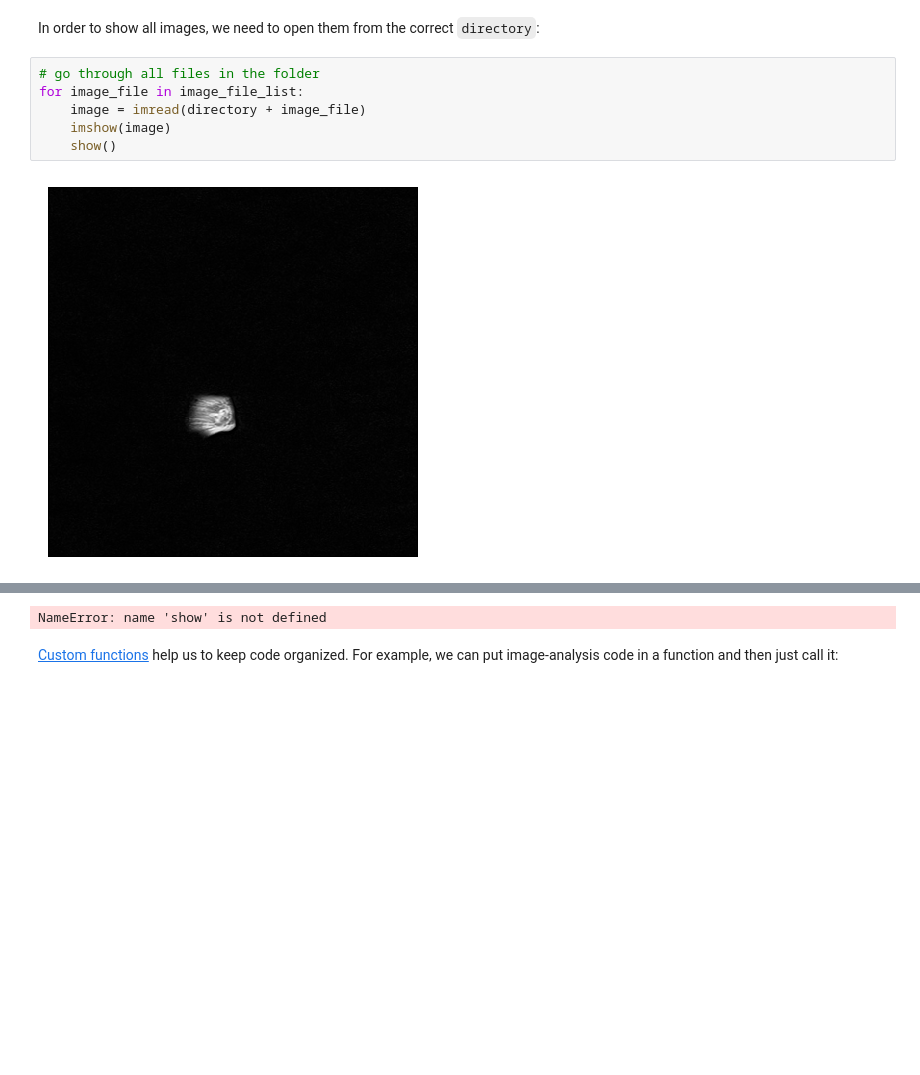
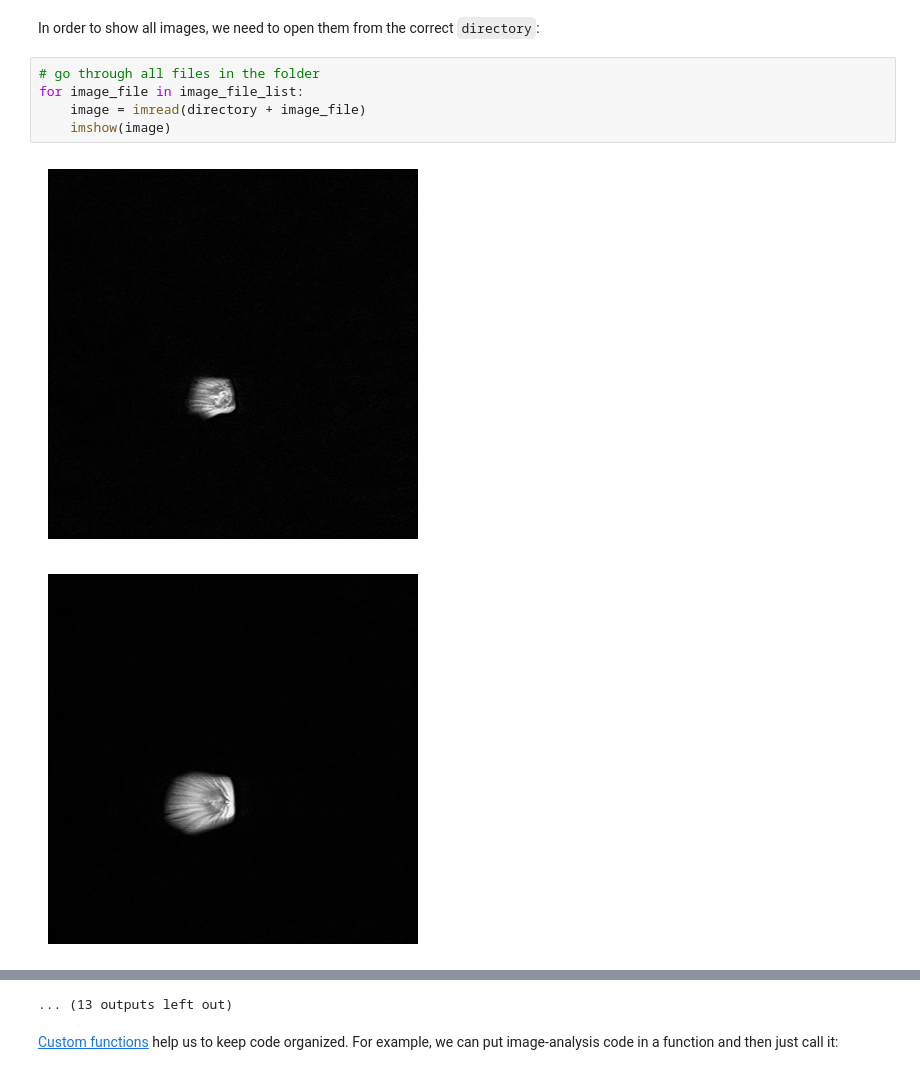
Before and after one commit to ScaDS/embl-bia-2026, a Jupyter notebook: docs/73_process_folders.ipynb, the cells around one changed output, grey strips where cells are left out. Drawn from its saved outputs; the diff is of its cells as text; blank space fills up the shorter version.

```diff
--- a/docs/73_process_folders.ipynb
+++ b/docs/73_process_folders.ipynb
@@ -97,8 +97,8 @@ In order to show all images, we need to open them from the correct `directory`:
 # %%
 # go through all files in the folder
 for image_file in image_file_list:
     image = imread(directory + image_file)
     imshow(image)
-    show()
 # %% [output]
 [figure]
+[figure, added]
@@ -105,4 +115,4 @@ for image_file in image_file_list:
-NameError: name 'show' is not defined
+... (13 outputs left out)
 # %% [markdown]
 [Custom functions](https://nbviewer.jupyter.org/github/BiAPoL/Bio-image_Analysis_with_Python/blob/main/python_basics/09_custom_functions.ipynb) help us to keep code organized. For example, we can put image-analysis code in a function and then just call it:
 # %%
```
Also changed, not shown: parts of 4 cells of this notebook, 6 other files.
